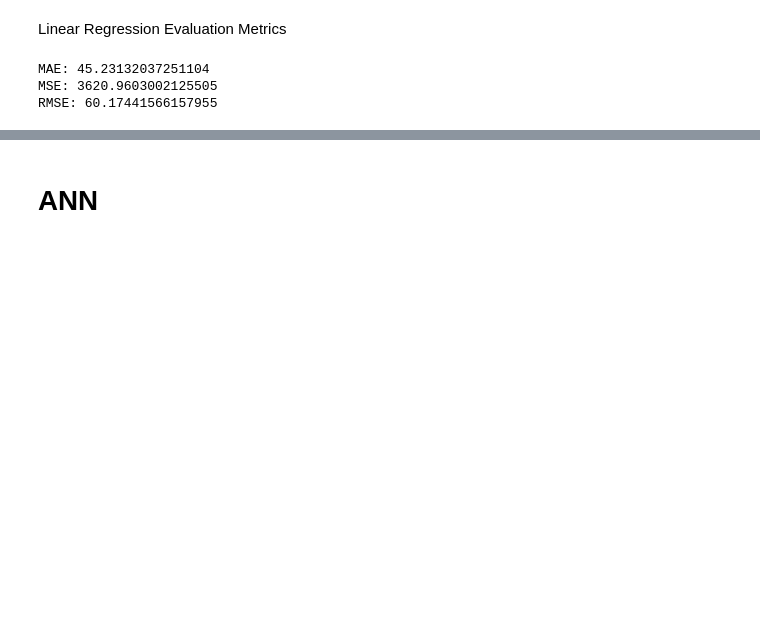
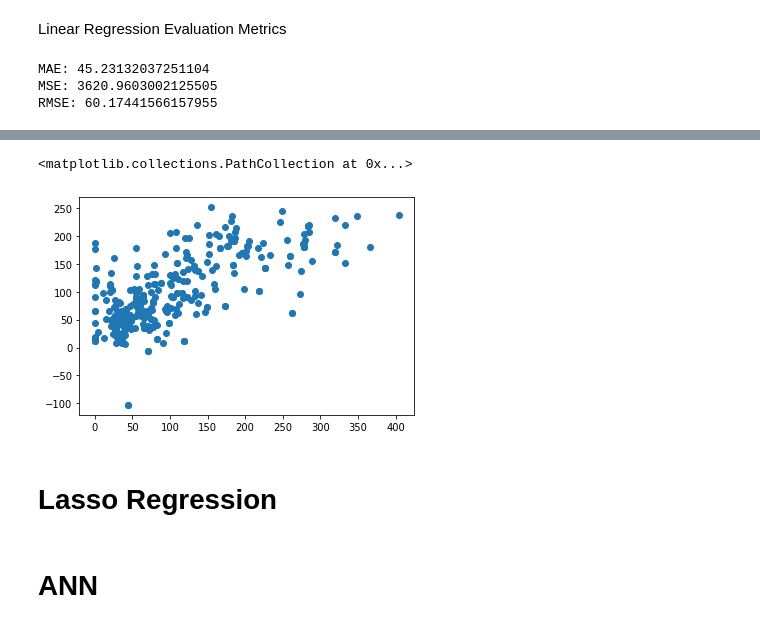
Before and after one commit to ranjith13119/AirQuality, a Jupyter notebook: AirQualityIndex.ipynb, the cells around one changed output, grey strips where cells are left out. Cells and saved outputs as stored; diff of their text form; code cells hidden in the pictures; blank space fills up the shorter version.

Commit message:
Lasso Regression Added

```diff
--- a/AirQualityIndex.ipynb
+++ b/AirQualityIndex.ipynb
@@ -482,0 +560,7 @@ pickle.dump(regressor, file)
+# %%
+plt.scatter(y_test,prediction)
+# %% [output]
+<matplotlib.collections.PathCollection at 0x...>
+[figure, added]
+# %% [markdown]
+# **Lasso Regression**
```
Also changed, not shown: parts of 23 cells of this notebook.
